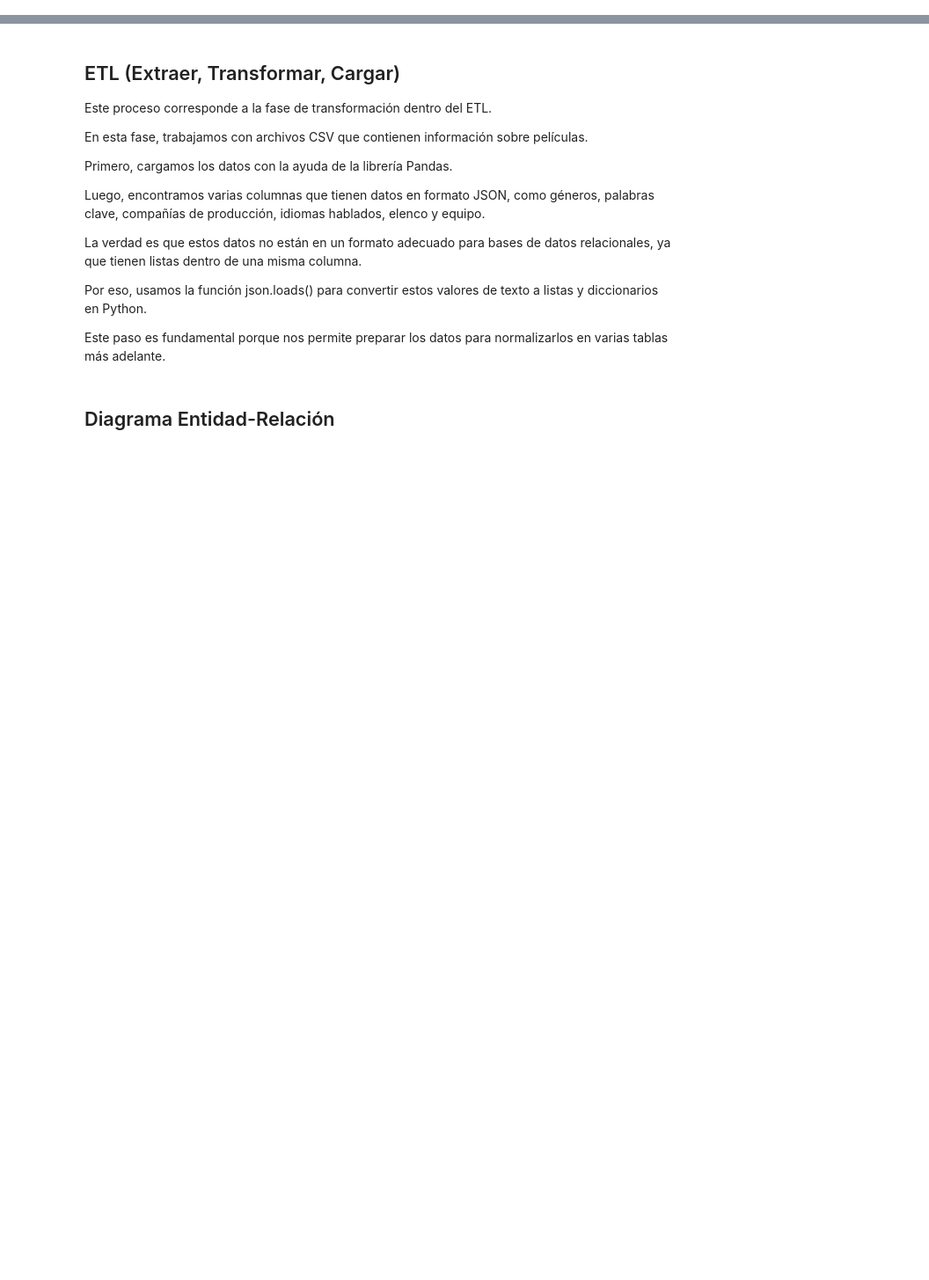
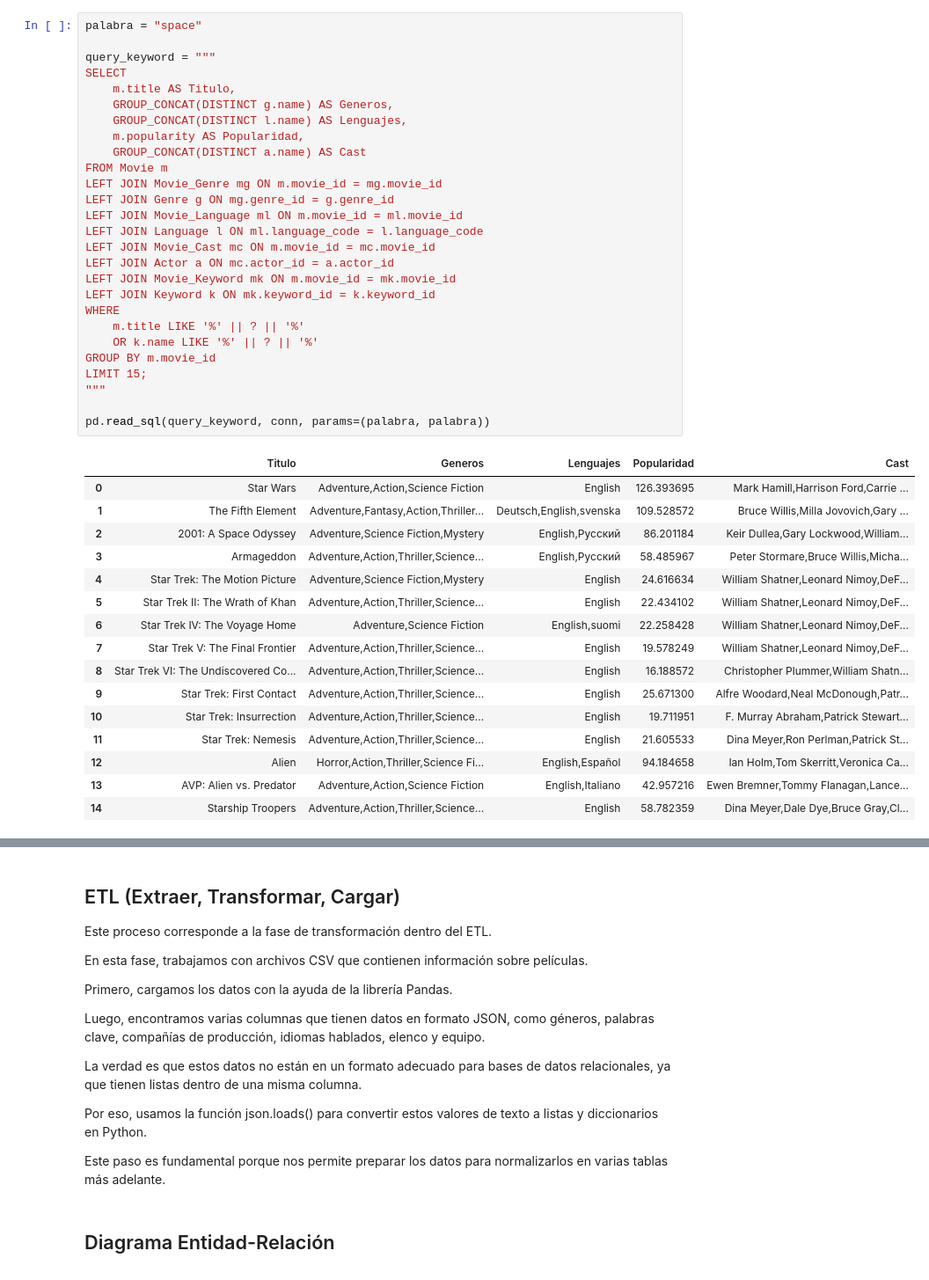
Before and after one commit to C4rL05s/rumboard, a Jupyter notebook: asignaci-n-3-diagrama-e-r-a-sql.ipynb, the cells around one changed output, grey strips where cells are left out. Shown at 88% size. Saved outputs shown, nothing was run; the diff lists cells and outputs as text; blank space fills up the shorter version.

```diff
--- a/asignaci-n-3-diagrama-e-r-a-sql.ipynb
+++ b/asignaci-n-3-diagrama-e-r-a-sql.ipynb
@@ -262,0 +240,44 @@ Archivo creado en: /kaggle/working/tmdb_movies_normalized.db
+# %%
+palabra = "space"
+
+query_keyword = """
+SELECT
+    m.title AS Titulo,
+    GROUP_CONCAT(DISTINCT g.name) AS Generos,
+    GROUP_CONCAT(DISTINCT l.name) AS Lenguajes,
+    m.popularity AS Popularidad,
+    GROUP_CONCAT(DISTINCT a.name) AS Cast
+FROM Movie m
+LEFT JOIN Movie_Genre mg ON m.movie_id = mg.movie_id
+LEFT JOIN Genre g ON mg.genre_id = g.genre_id
+LEFT JOIN Movie_Language ml ON m.movie_id = ml.movie_id
+LEFT JOIN Language l ON ml.language_code = l.language_code
+LEFT JOIN Movie_Cast mc ON m.movie_id = mc.movie_id
+LEFT JOIN Actor a ON mc.actor_id = a.actor_id
+LEFT JOIN Movie_Keyword mk ON m.movie_id = mk.movie_id
+LEFT JOIN Keyword k ON mk.keyword_id = k.keyword_id
+WHERE
+    m.title LIKE '%' || ? || '%'
+    OR k.name LIKE '%' || ? || '%'
+GROUP BY m.movie_id
+LIMIT 15;
+"""
+
+pd.read_sql(query_keyword, conn, params=(palabra, palabra))
+# %% [output]
+|  | Titulo | Generos | Lenguajes | Popularidad | Cast |
+| 0 | Star Wars | Adventure,Action,Science Fiction | English | 126.393695 | Mark Hamill,Harrison Ford,Carrie ... |
+| 1 | The Fifth Element | Adventure,Fantasy,Action,Thriller... | Deutsch,English,svenska | 109.528572 | Bruce Willis,Milla Jovovich,Gary ... |
+| 2 | 2001: A Space Odyssey | Adventure,Science Fiction,Mystery | English,Pусский | 86.201184 | Keir Dullea,Gary Lockwood,William... |
+| 3 | Armageddon | Adventure,Action,Thriller,Science... | English,Pусский | 58.485967 | Peter Stormare,Bruce Willis,Micha... |
+| 4 | Star Trek: The Motion Picture | Adventure,Science Fiction,Mystery | English | 24.616634 | William Shatner,Leonard Nimoy,DeF... |
+| 5 | Star Trek II: The Wrath of Khan | Adventure,Action,Thriller,Science... | English | 22.434102 | William Shatner,Leonard Nimoy,DeF... |
+| 6 | Star Trek IV: The Voyage Home | Adventure,Science Fiction | English,suomi | 22.258428 | William Shatner,Leonard Nimoy,DeF... |
+| 7 | Star Trek V: The Final Frontier | Adventure,Action,Thriller,Science... | English | 19.578249 | William Shatner,Leonard Nimoy,DeF... |
+| 8 | Star Trek VI: The Undiscovered Co... | Adventure,Action,Thriller,Science... | English | 16.188572 | Christopher Plummer,William Shatn... |
+| 9 | Star Trek: First Contact | Adventure,Action,Thriller,Science... | English | 25.671300 | Alfre Woodard,Neal McDonough,Patr... |
+| 10 | Star Trek: Insurrection | Adventure,Action,Thriller,Science... | English | 19.711951 | F. Murray Abraham,Patrick Stewart... |
+| 11 | Star Trek: Nemesis | Adventure,Action,Thriller,Science... | English | 21.605533 | Dina Meyer,Ron Perlman,Patrick St... |
+| 12 | Alien | Horror,Action,Thriller,Science Fi... | English,Español | 94.184658 | Ian Holm,Tom Skerritt,Veronica Ca... |
+| 13 | AVP: Alien vs. Predator | Adventure,Action,Science Fiction | English,Italiano | 42.957216 | Ewen Bremner,Tommy Flanagan,Lance... |
+| 14 | Starship Troopers | Adventure,Action,Thriller,Science... | English | 58.782359 | Dina Meyer,Dale Dye,Bruce Gray,Cl... |
```
Also changed, not shown: parts of 4 cells of this notebook.
